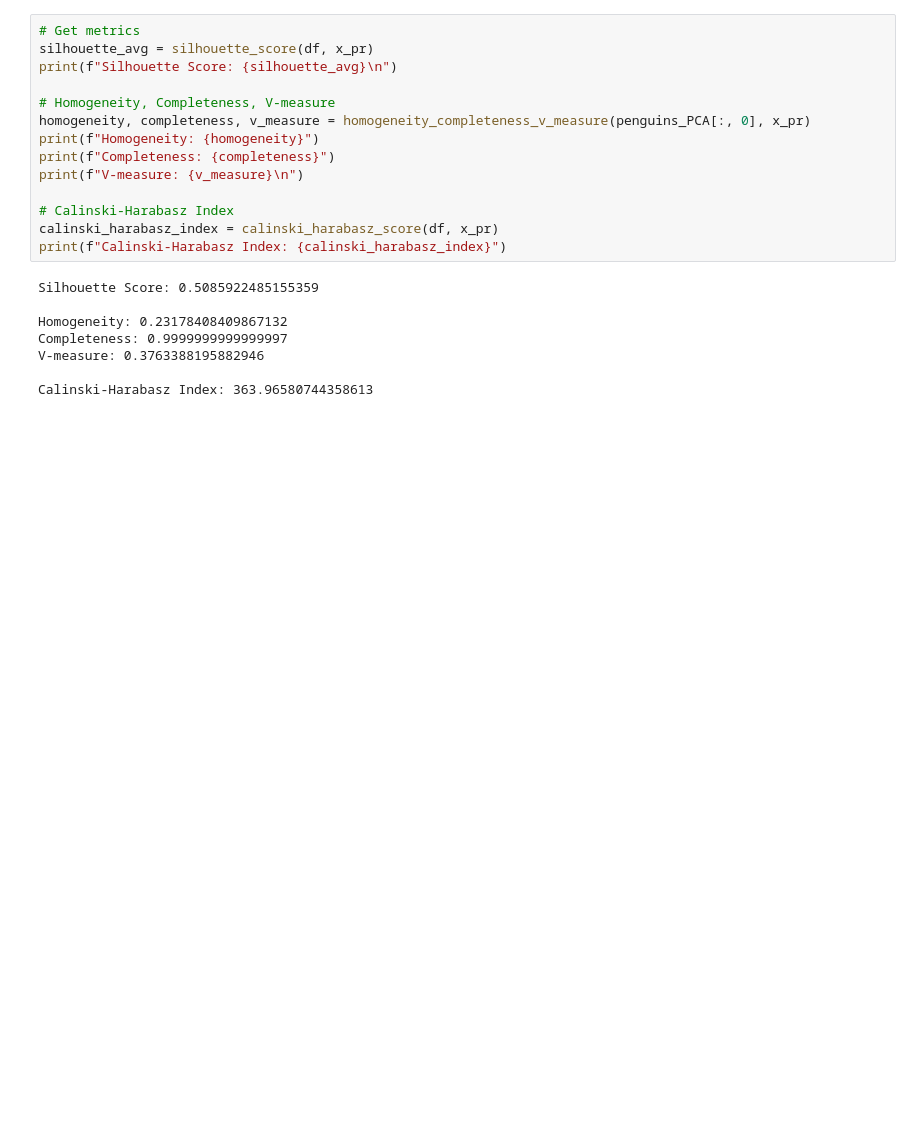
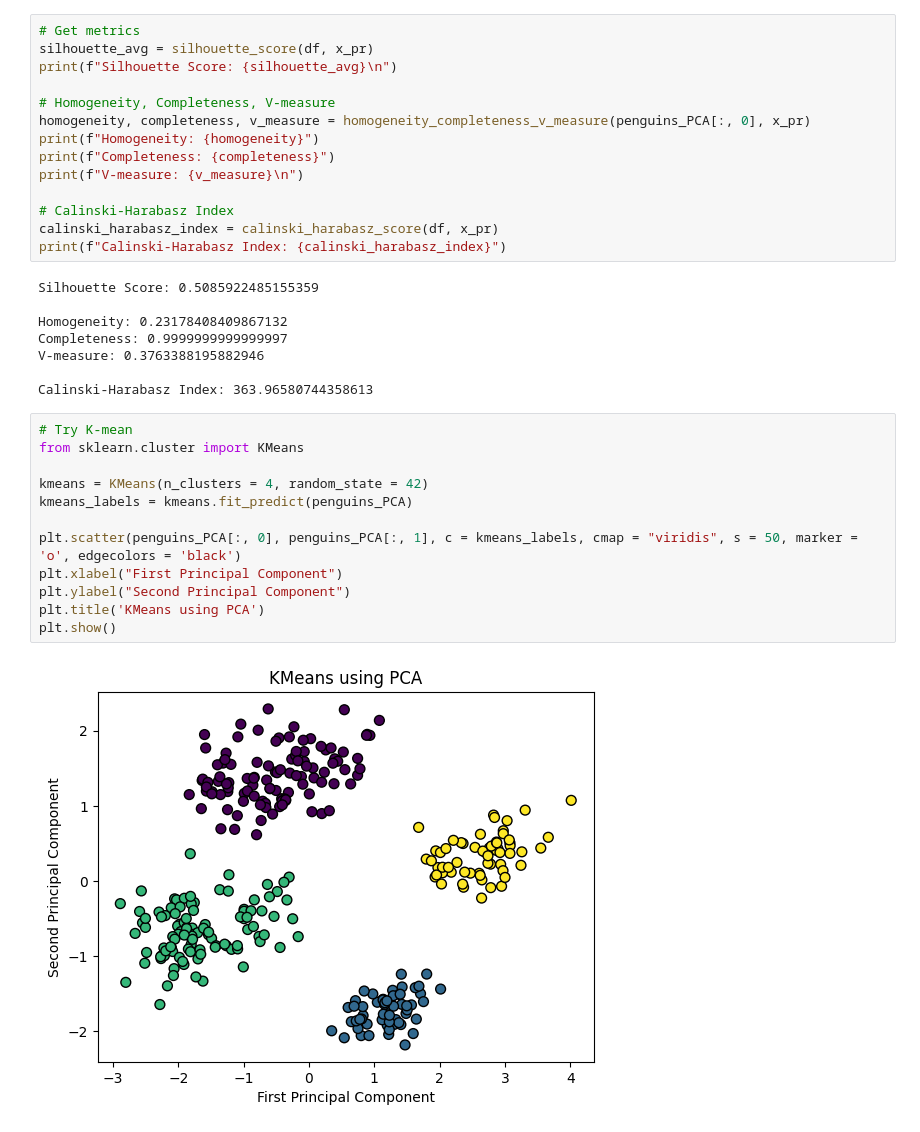
Before and after one commit to InnerShadow/DS, a Jupyter notebook: HW2/Clustering.ipynb, the cells around one changed output. Drawn from its saved outputs; the diff is of its cells as text; blank space fills up the shorter version.

```diff
--- a/HW2/Clustering.ipynb
+++ b/HW2/Clustering.ipynb
@@ -218,3 +218,17 @@ Completeness: 0.9999999999999997
 V-measure: 0.3763388195882946
 
 Calinski-Harabasz Index: 363.96580744358613
+# %%
+# Try K-mean
+from sklearn.cluster import KMeans
+
+kmeans = KMeans(n_clusters = 4, random_state = 42)
+kmeans_labels = kmeans.fit_predict(penguins_PCA)
+
+plt.scatter(penguins_PCA[:, 0], penguins_PCA[:, 1], c = kmeans_labels, cmap = "viridis", s = 50, marker = 'o', edgecolors = 'black')
+plt.xlabel("First Principal Component")
+plt.ylabel("Second Principal Component")
+plt.title('KMeans using PCA')
+plt.show()
+# %% [output]
+[figure, added]
```
Also changed, not shown: parts of 21 cells of this notebook, 1 other file.
